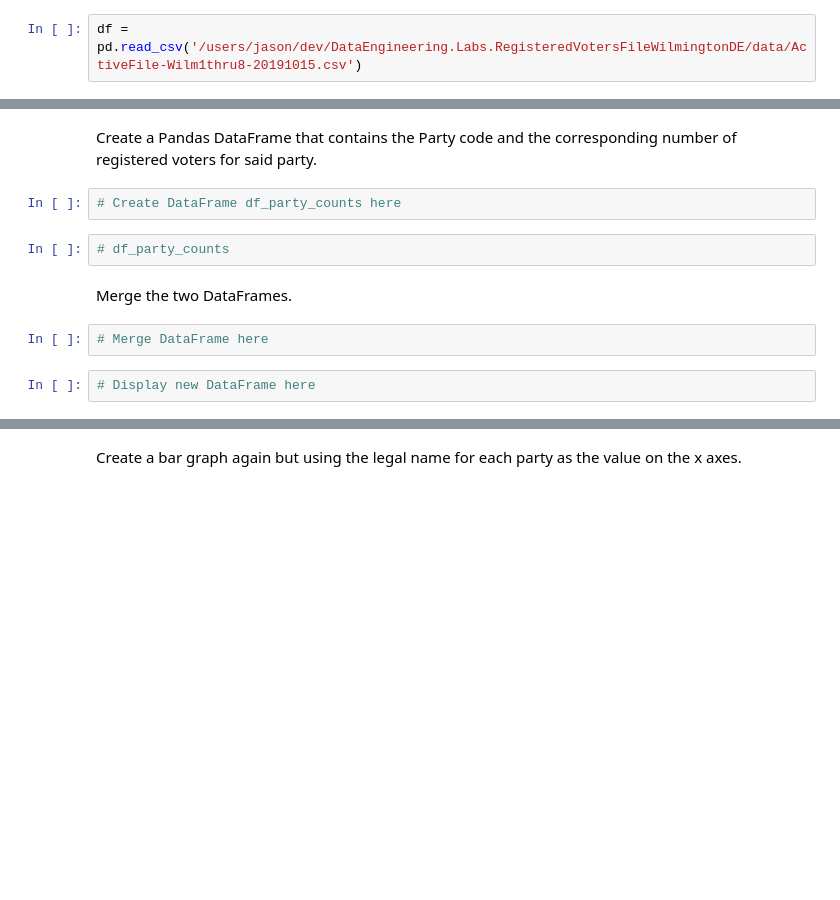
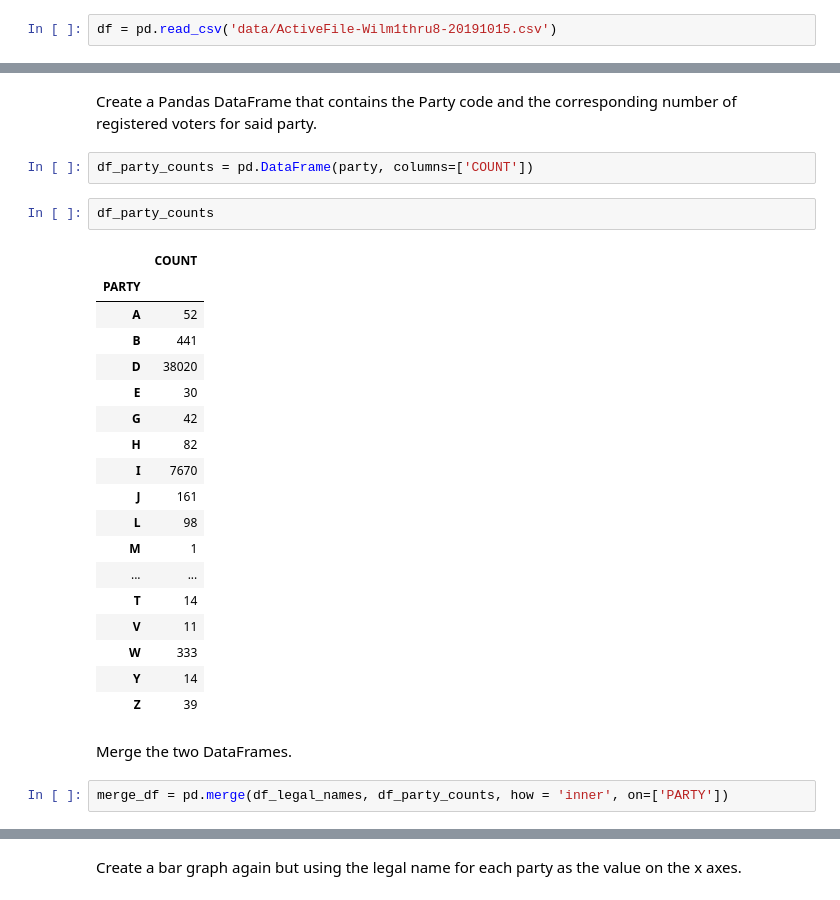
Before and after one commit to 1990Jasonlee/DataEngineering.Labs.RegisteredVotersFileWilmingtonDE, a Jupyter notebook: wilmington_de_registered_voters.ipynb, the cells around one changed output, grey strips where cells are left out. Drawn from its saved outputs; the diff is of its cells as text; blank space fills up the shorter version.

```diff
--- a/wilmington_de_registered_voters.ipynb
+++ b/wilmington_de_registered_voters.ipynb
@@ -12,7 +12,7 @@ ActiveFile-Wilm1thru8-20191015.csv      DE-VoterFile-Documentation 20171010.pdf
 # %% [markdown]
 Load the csv file into a Pandas DataFrame.
 # %%
-df = pd.read_csv('/users/jason/dev/DataEngineering.Labs.RegisteredVotersFileWilmingtonDE/data/ActiveFile-Wilm1thru8-20191015.csv')
+df = pd.read_csv('data/ActiveFile-Wilm1thru8-20191015.csv')
 # %% [markdown]
 Display a list of columns in the DataFrame.
 # %%
@@ -166,12 +188,29 @@ Using the data from the documentation, create a Pandas DataFrame that contains t
 # %% [markdown]
 Create a Pandas DataFrame that contains the Party code and the corresponding number of registered voters for said party.
-# %%
-# Create DataFrame df_party_counts here
-# %%
-# df_party_counts
+# %%
+df_party_counts = pd.DataFrame(party, columns=['COUNT'])
+# %%
+df_party_counts
+# %% [output]
+|  | COUNT |
+| PARTY |  |
+| A | 52 |
+| B | 441 |
+| D | 38020 |
+| E | 30 |
+| G | 42 |
+| H | 82 |
+| I | 7670 |
+| J | 161 |
+| L | 98 |
+| M | 1 |
+| ... | ... |
+| T | 14 |
+| V | 11 |
+| W | 333 |
+| Y | 14 |
+| Z | 39 |
 # %% [markdown]
 Merge the two DataFrames.
-# %%
-# Merge DataFrame here
-# %%
-# Display new DataFrame here
+# %%
+merge_df = pd.merge(df_legal_names, df_party_counts, how = 'inner', on=['PARTY'])
```
Also changed, not shown: parts of 9 cells of this notebook.
